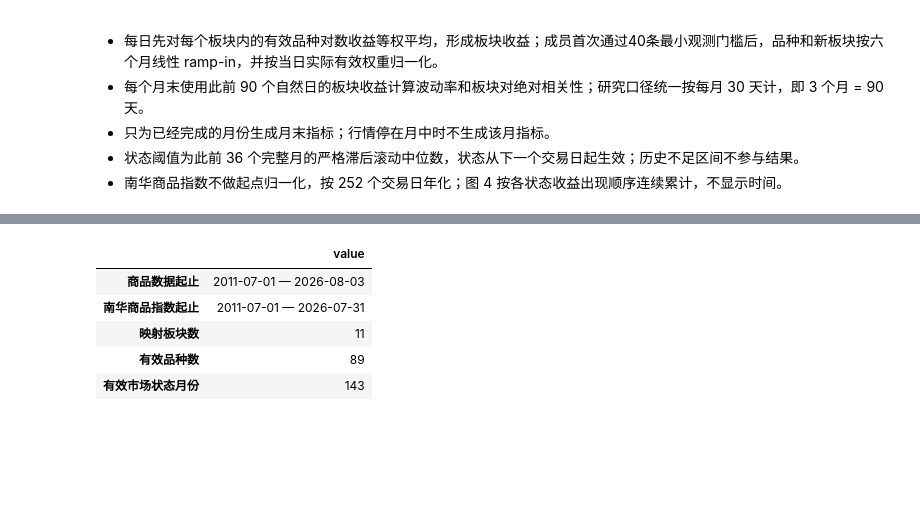
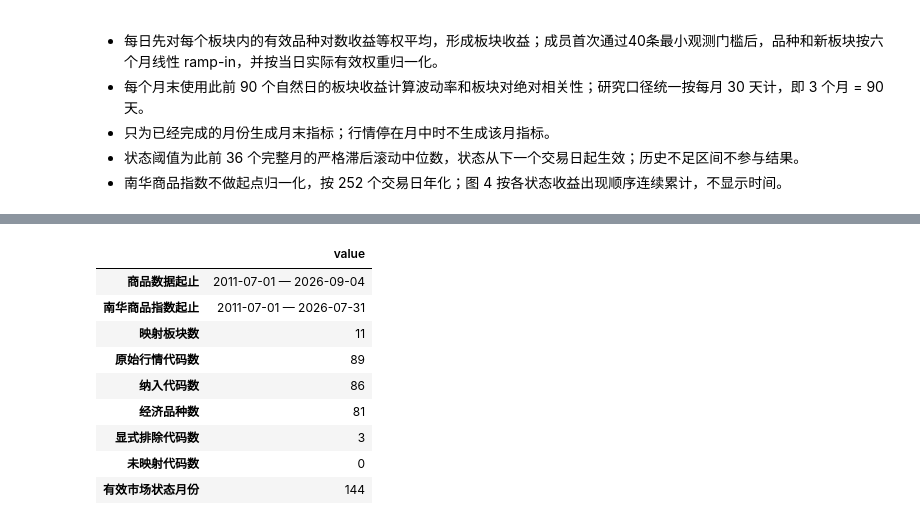
Before and after one commit to zyye00/cta, a Jupyter notebook: notebooks/02_analysis.ipynb, the cells around one changed output, grey strips where cells are left out. Saved outputs shown, nothing was run; the diff lists cells and outputs as text; code cells hidden in the pictures; blank space fills up the shorter version.

```diff
--- a/notebooks/02_analysis.ipynb
+++ b/notebooks/02_analysis.ipynb
@@ -48,25 +48,33 @@ Matplotlib is building the font cache; this may take a moment.
 # %%
 context = build_sector_research_context(PROJECT_ROOT / "config" / "config.yaml", PROJECT_ROOT)
 config = context.config
 monthly_regimes = context.monthly_regimes
 summary = pd.Series(
     {
         "商品数据起止": f"{context.dominant_prices['date'].min().date()} — {context.dominant_prices['date'].max().date()}",
         "南华商品指数起止": f"{context.nhci.index.min().date()} — {context.nhci.index.max().date()}",
         "映射板块数": context.unramped_sector_returns.shape[1],
-        "有效品种数": context.daily_returns.shape[1],
+        "原始行情代码数": len(context.coverage),
+        "纳入代码数": context.daily_returns.shape[1] - len(context.unmapped_symbols),
+        "经济品种数": context.coverage.loc[context.coverage["status"].eq("mapped"), "index_name"].nunique(),
+        "显式排除代码数": len(context.excluded_symbols),
+        "未映射代码数": len(context.unmapped_symbols),
         "有效市场状态月份": int(monthly_regimes["regime"].ne(INSUFFICIENT_HISTORY).sum()),
     },
     name="value",
 )
 display(summary.to_frame())
 # %% [output]
 |  | value |
-| 商品数据起止 | 2011-07-01 — 2026-08-03 |
+| 商品数据起止 | 2011-07-01 — 2026-09-04 |
 | 南华商品指数起止 | 2011-07-01 — 2026-07-31 |
 | 映射板块数 | 11 |
-| 有效品种数 | 89 |
-| 有效市场状态月份 | 143 |
+| 原始行情代码数 | 89 |
+| 纳入代码数 | 86 |
+| 经济品种数 | 81 |
+| 显式排除代码数 | 3 |
+| 未映射代码数 | 0 |
+| 有效市场状态月份 | 144 |
 # %%
 figure_1 = plot_market_environment(
     monthly_regimes,
```
Also changed, not shown: parts of 6 cells of this notebook, 22 other files.
